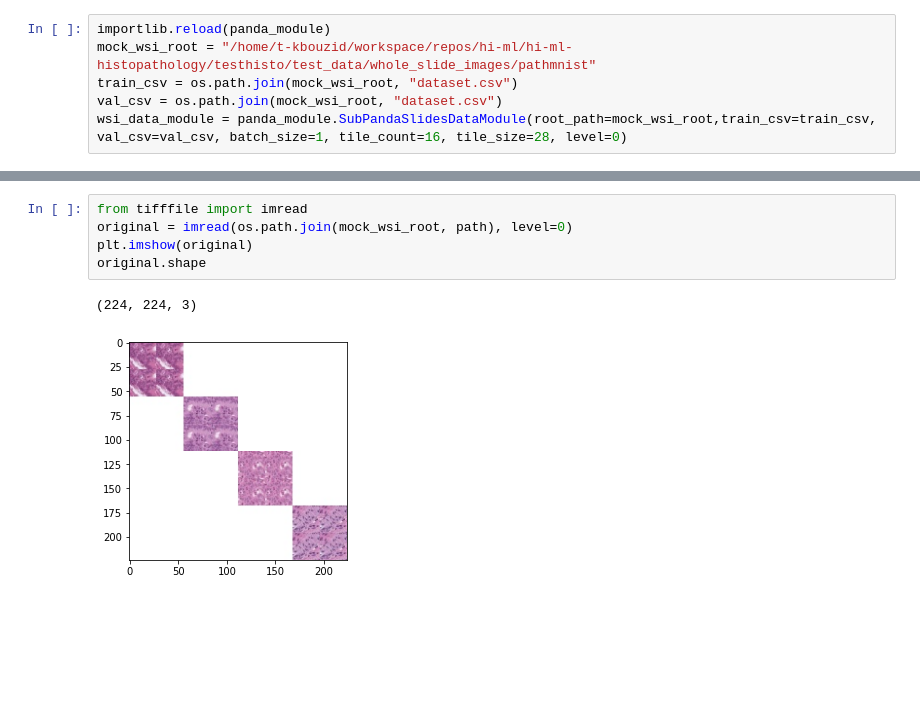
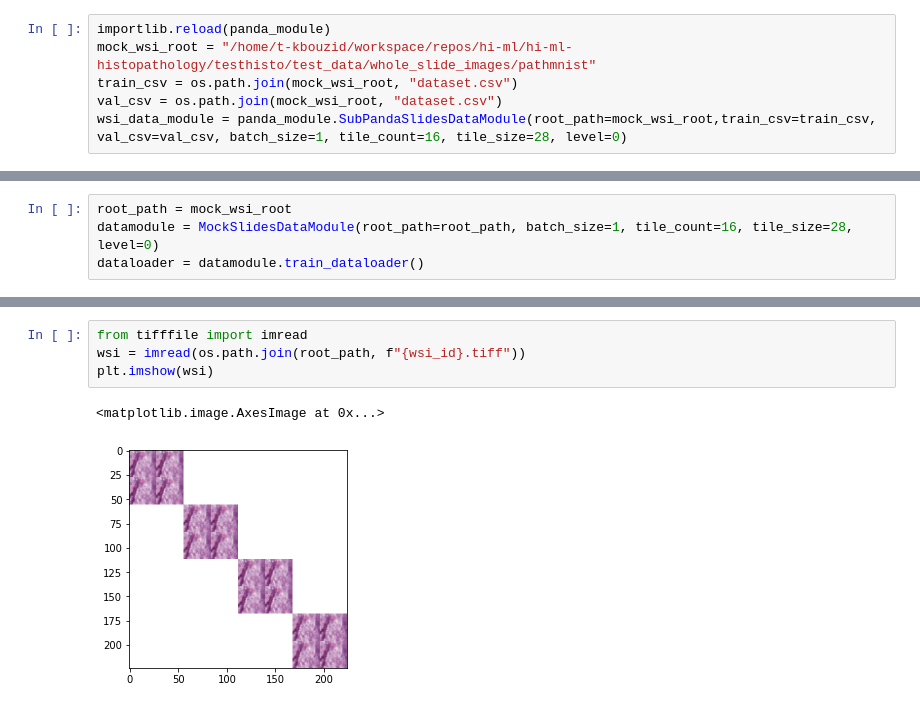
Before and after one commit to microsoft/hi-ml, a Jupyter notebook: hi-ml-histopathology/src/test_dataloaders.ipynb, the cells around one changed output, grey strips where cells are left out. Saved outputs shown, nothing was run; the diff lists cells and outputs as text; blank space fills up the shorter version.

```diff
--- a/hi-ml-histopathology/src/test_dataloaders.ipynb
+++ b/hi-ml-histopathology/src/test_dataloaders.ipynb
@@ -191,0 +178,4 @@ path = mock["slide_id"][0] + ".tiff"
+# %%
+root_path = mock_wsi_root
+datamodule = MockSlidesDataModule(root_path=root_path, batch_size=1, tile_count=16, tile_size=28, level=0)
+dataloader = datamodule.train_dataloader()
@@ -192,8 +203,7 @@ path = mock["slide_id"][0] + ".tiff"
 # %%
 from tifffile import imread
-original = imread(os.path.join(mock_wsi_root, path), level=0)
-plt.imshow(original)
-original.shape
+wsi = imread(os.path.join(root_path, f"{wsi_id}.tiff"))
+plt.imshow(wsi)
 # %% [output]
-(224, 224, 3)
+<matplotlib.image.AxesImage at 0x...>
-[figure, old version]
+[figure, new version]
```
Also changed, not shown: parts of 17 cells of this notebook, 2 other files.
